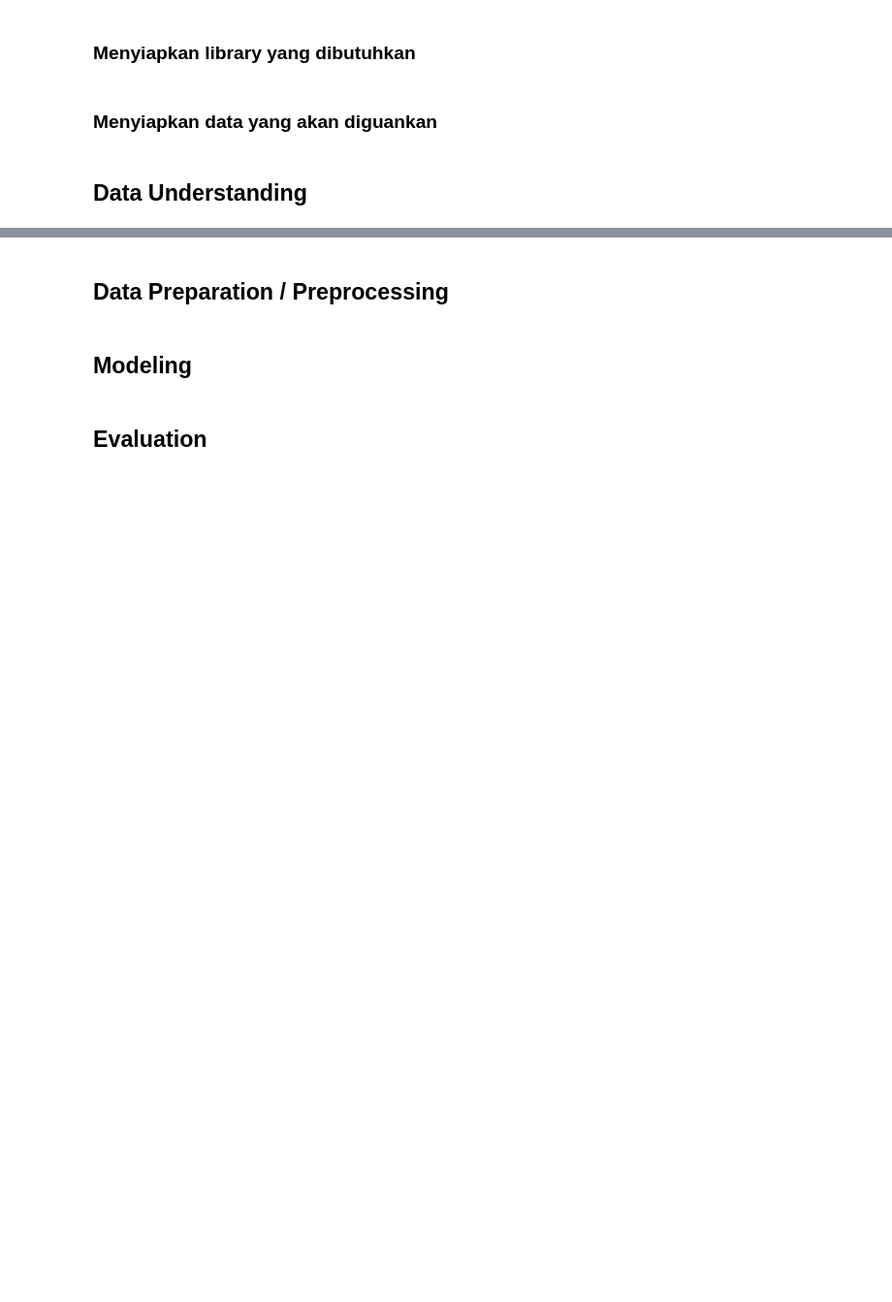
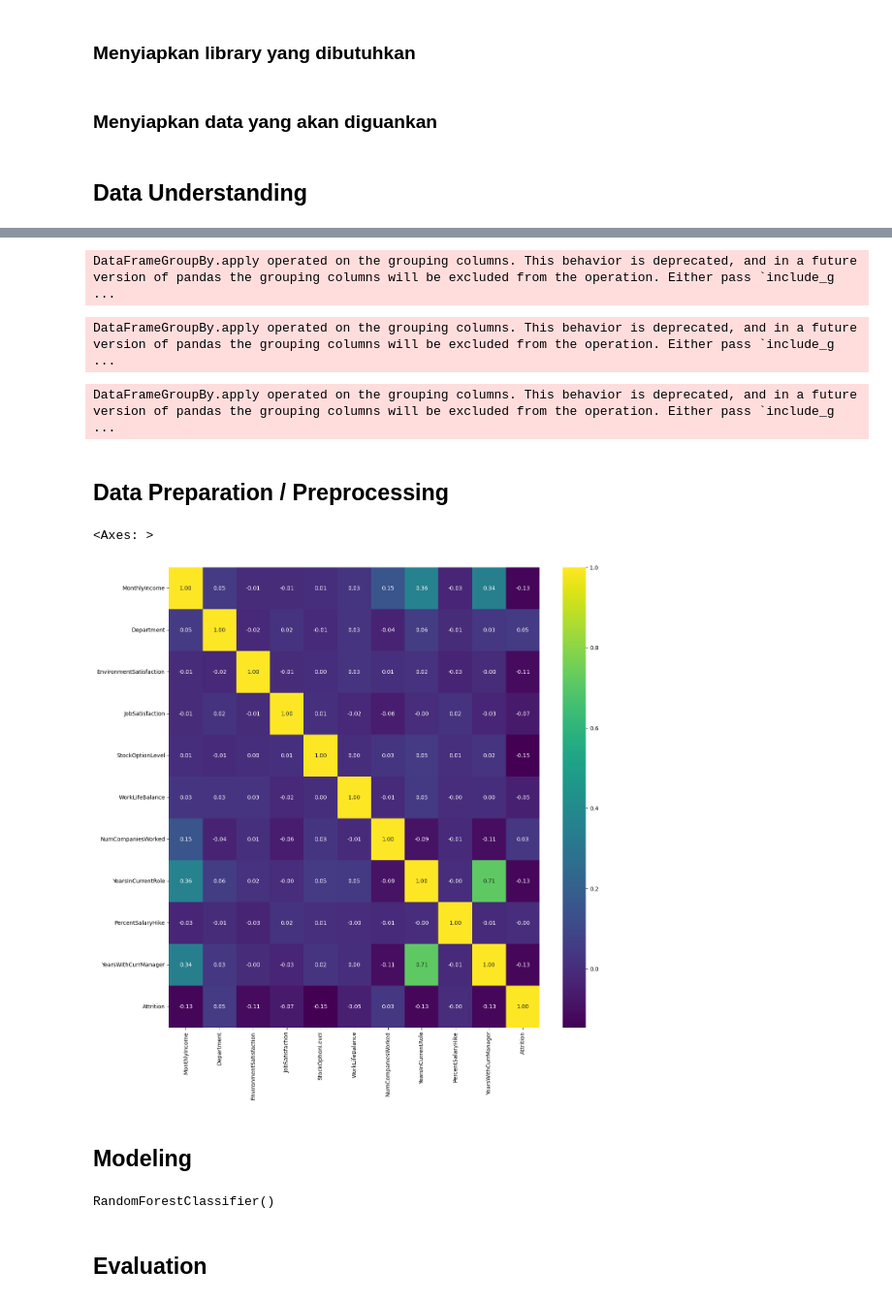
Before and after one commit to thoriqdhiyaaptaribowo/Fundamental-Data-Analysis-Dicoding, a Jupyter notebook: HR/notebook.ipynb, the cells around one changed output, grey strips where cells are left out. Shown at 97% size. Saved outputs shown, nothing was run; the diff lists cells and outputs as text; code cells hidden in the pictures; blank space fills up the shorter version.

```diff
--- a/HR/notebook.ipynb
+++ b/HR/notebook.ipynb
@@ -19,0 +146,4 @@ import seaborn as sns
+# %%
+# Data cleaning
+data = df.fillna(0)
+data_exploration(data)
@@ -20,2 +278,50 @@ import seaborn as sns
+# %%
+# Analysis: Work duration on attrition
+
+yrscr_att=data.groupby(['YearsInCurrentRole','Attrition']).apply(lambda x:x['DailyRate'].count()).reset_index(name='Counts')
+px.line(yrscr_att,x='YearsInCurrentRole',y='Counts',color='Attrition',title='Counts of People working for years in an Organization')
+# %% [output]
+DataFrameGroupBy.apply operated on the grouping columns. This behavior is deprecated, and in a future version of pandas the grouping columns will be excluded from the operation. Either pass `include_g ...
+# %%
+# Analysis: Hike percentage on attrition
+
+hike_att=data.groupby(['PercentSalaryHike','Attrition']).apply(lambda x:x['DailyRate'].count()).reset_index(name='Counts')
+px.line(hike_att,x='PercentSalaryHike',y='Counts',color='Attrition',title='Count of Hike Percentages people receive in an Organization')
+# %% [output]
+DataFrameGroupBy.apply operated on the grouping columns. This behavior is deprecated, and in a future version of pandas the grouping columns will be excluded from the operation. Either pass `include_g ...
+# %%
+# Analysis: Managers on attrition
+
+man_att=data.groupby(['YearsWithCurrManager','Attrition']).apply(lambda x:x['DailyRate'].count()).reset_index(name='Counts')
+px.line(man_att,x='YearsWithCurrManager',y='Counts',color='Attrition',title='Count of people spending years with a Manager in an Organization')
+# %% [output]
+DataFrameGroupBy.apply operated on the grouping columns. This behavior is deprecated, and in a future version of pandas the grouping columns will be excluded from the operation. Either pass `include_g ...
 # %% [markdown]
 ## Data Preparation / Preprocessing
+# %%
+# Lable Encoding
+
+le = LabelEncoder()
+
+data_processed = data.copy()
+
+cols = data_processed.select_dtypes(include=['object']).columns
+
+for col in cols:
+    if col == 'Attrition':
+        continue
+    data_processed[col] = le.fit_transform(data_processed[col]) #type: ignore
+
+data_processed['Attrition'] = le.fit_transform(data_processed['Attrition']) #type: ignore
+# %%
+# Correlation matrix
+
+data_model = data_processed[['MonthlyIncome','Department', 'EnvironmentSatisfaction',
+                             'JobSatisfaction', 'StockOptionLevel', 'WorkLifeBalance', 'NumCompaniesWorked',
+                             'YearsInCurrentRole', 'PercentSalaryHike', 'YearsWithCurrManager', 'Attrition']]
+
+plt.figure(figsize=(15,15))
+sns.heatmap(data_model.corr(),annot=True,fmt='.2f',cmap='viridis')
+# %% [output]
+<Axes: >
+[figure, added]
@@ -22,4 +335,9 @@ import seaborn as sns
 # %% [markdown]
 ## Modeling
+# %%
+Model = RandomForestClassifier(n_estimators =100)
+Model.fit(X_train, y_train)
+# %% [output]
+RandomForestClassifier()
 # %% [markdown]
 ## Evaluation
```
Also changed, not shown: parts of 14 cells of this notebook, 4 other files.
